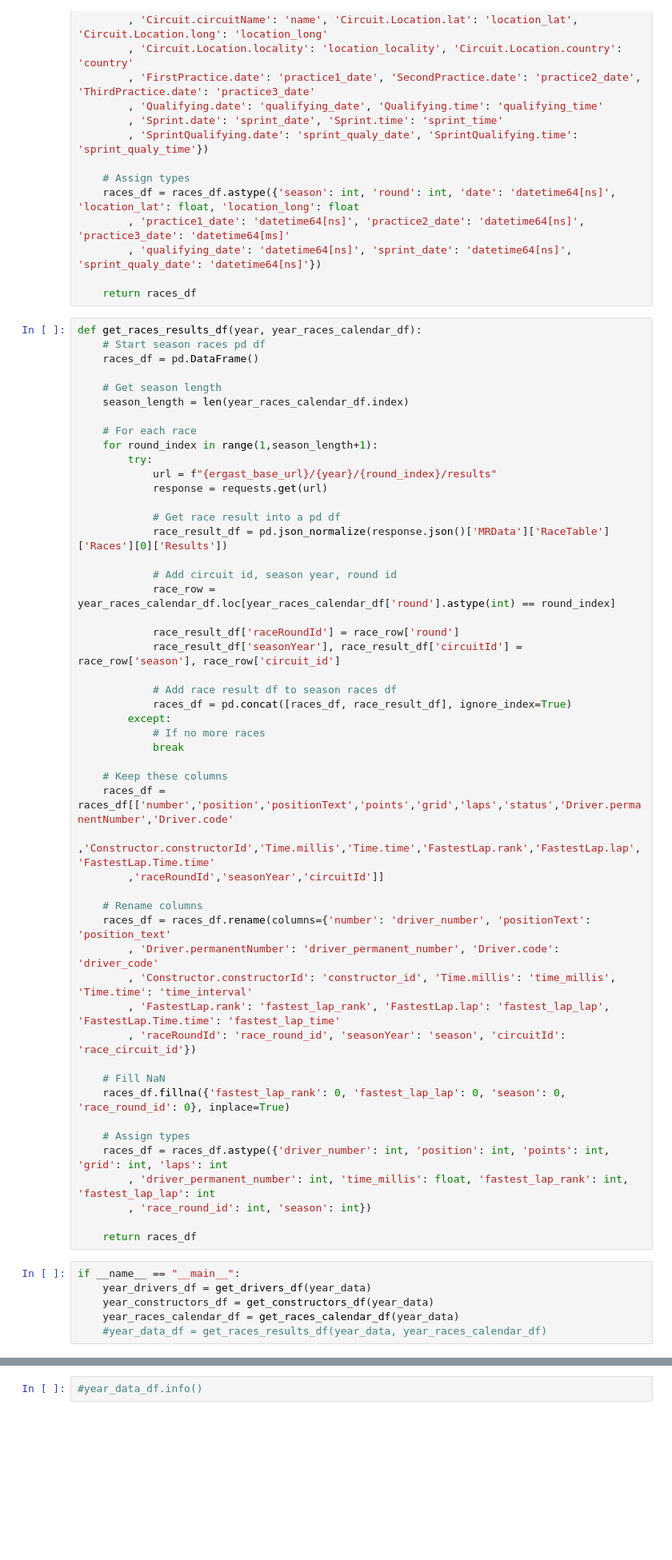
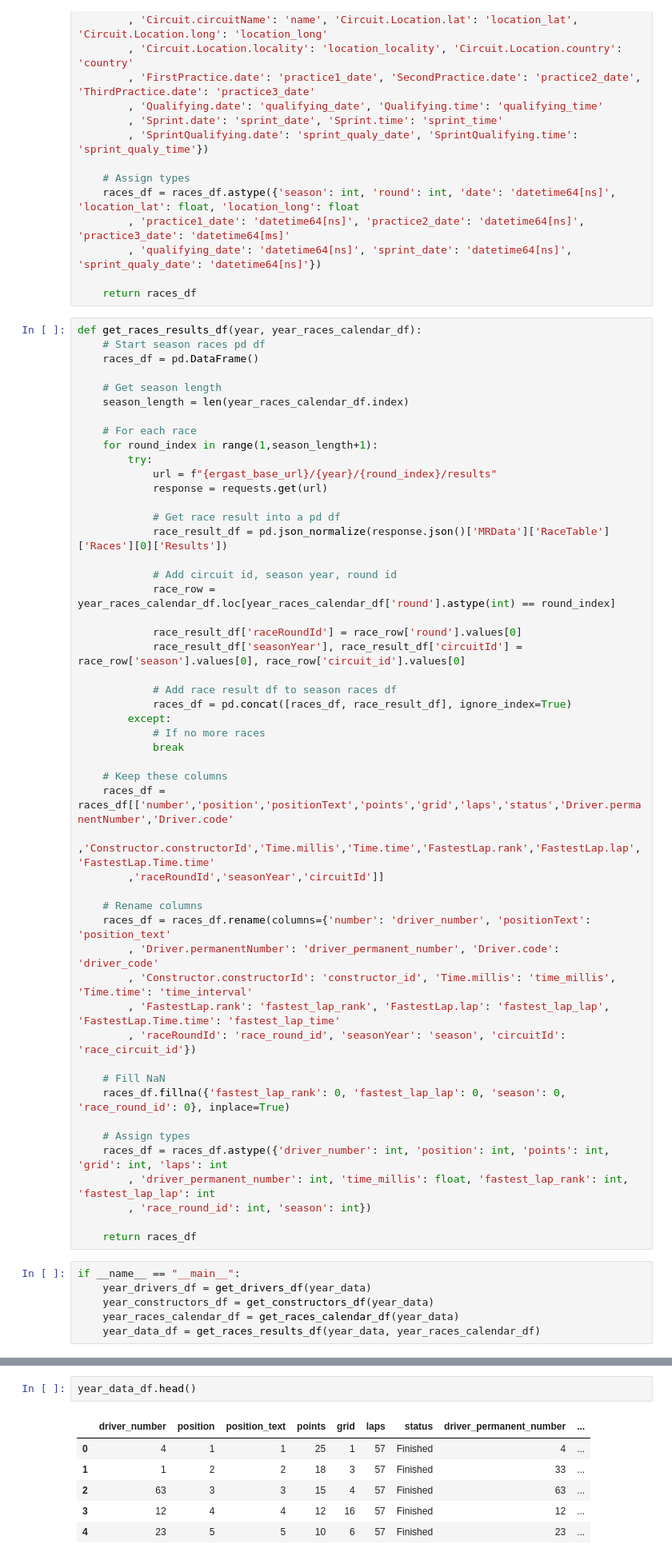
Before and after one commit to milio-davis/f1-data-lake-by-year, a Jupyter notebook: notebooks/dev_script.ipynb, the cells around one changed output, grey strips where cells are left out. Shown: that part at 80% size. Saved outputs shown, nothing was run; the diff lists cells and outputs as text; blank space fills up the shorter version.

Commit message:
Race round info fix in Races

```diff
--- a/notebooks/dev_script.ipynb
+++ b/notebooks/dev_script.ipynb
@@ -81,8 +81,8 @@ def get_races_results_df(year, year_races_calendar_df):
             # Add circuit id, season year, round id
             race_row = year_races_calendar_df.loc[year_races_calendar_df['round'].astype(int) == round_index]
 
-            race_result_df['raceRoundId'] = race_row['round']
-            race_result_df['seasonYear'], race_result_df['circuitId'] = race_row['season'], race_row['circuit_id']
+            race_result_df['raceRoundId'] = race_row['round'].values[0]
+            race_result_df['seasonYear'], race_result_df['circuitId'] = race_row['season'].values[0], race_row['circuit_id'].values[0]
 
             # Add race result df to season races df
             races_df = pd.concat([races_df, race_result_df], ignore_index=True)
@@ -116,4 +116,4 @@ if __name__ == "__main__":
     year_drivers_df = get_drivers_df(year_data)
     year_constructors_df = get_constructors_df(year_data)
     year_races_calendar_df = get_races_calendar_df(year_data)
-    #year_data_df = get_races_results_df(year_data, year_races_calendar_df)
+    year_data_df = get_races_results_df(year_data, year_races_calendar_df)
@@ -120,5 +138,12 @@ if __name__ == "__main__":
 # %%
-#year_data_df.info()
+year_data_df.head()
+# %% [output]
+|  | driver_number | position | position_text | points | grid | laps | status | driver_permanent_number | ... |
+| 0 | 4 | 1 | 1 | 25 | 1 | 57 | Finished | 4 | ... |
+| 1 | 1 | 2 | 2 | 18 | 3 | 57 | Finished | 33 | ... |
+| 2 | 63 | 3 | 3 | 15 | 4 | 57 | Finished | 63 | ... |
+| 3 | 12 | 4 | 4 | 12 | 16 | 57 | Finished | 12 | ... |
+| 4 | 23 | 5 | 5 | 10 | 6 | 57 | Finished | 23 | ... |
 # %%
 #print(year_drivers_df.to_markdown())
 #print(year_constructors_df.to_markdown())
```
Also changed, not shown: parts of 2 cells of this notebook, 1 other file.
